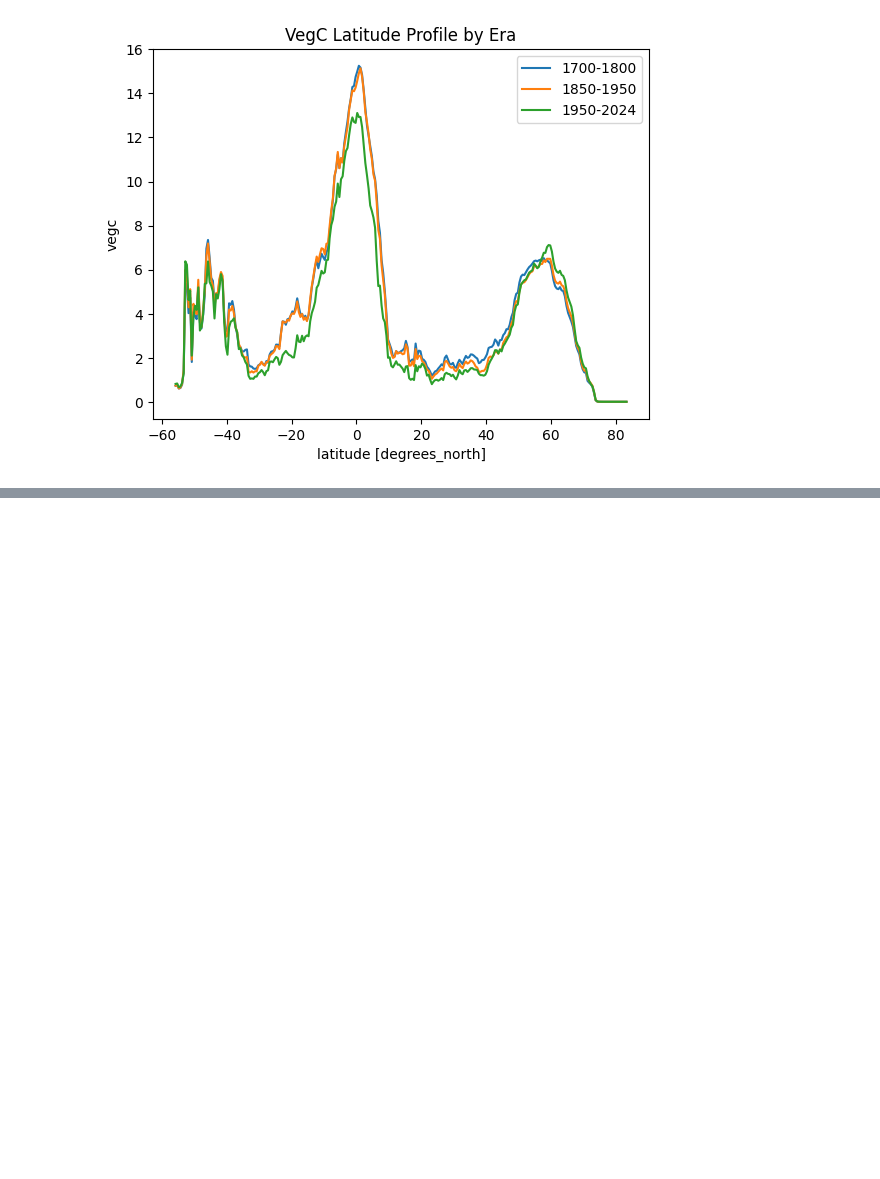
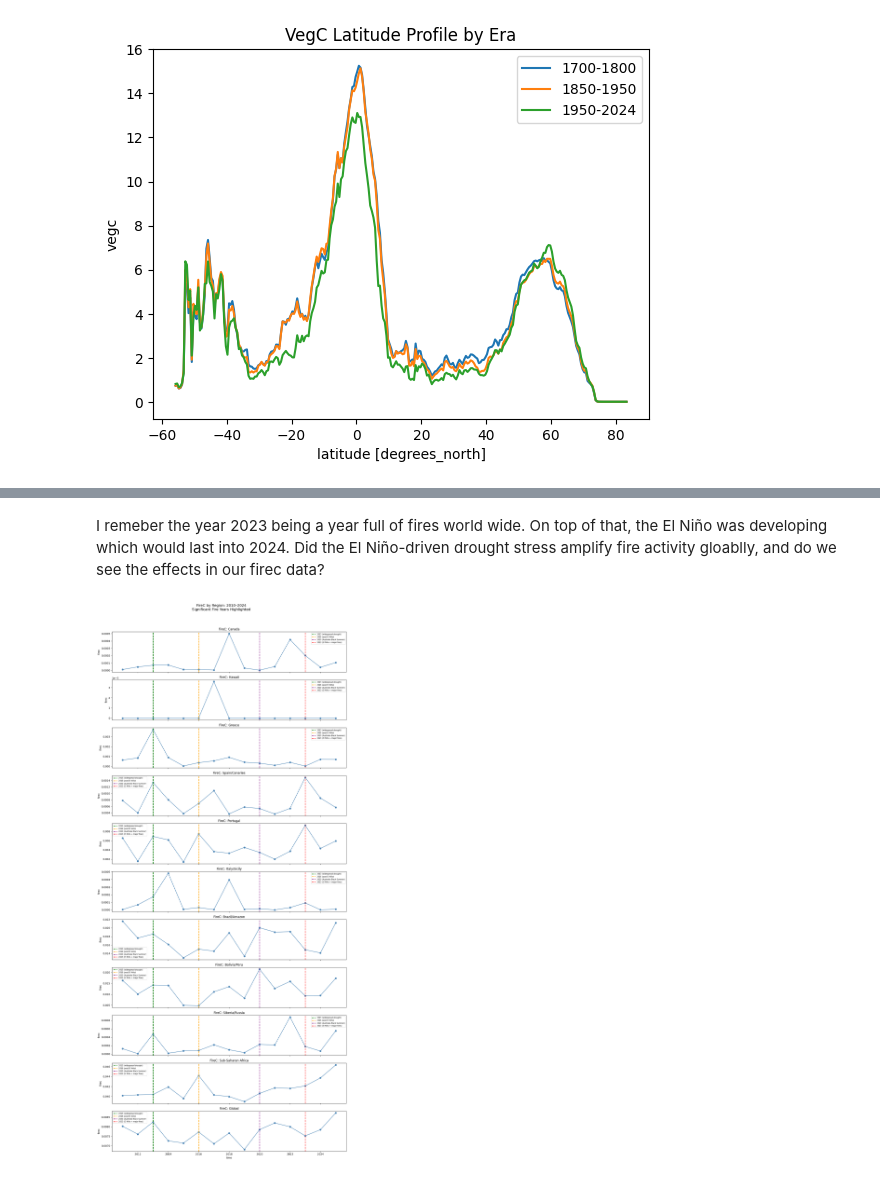
Before and after one commit to L1laBan3/LPJ-EOSIM, a Jupyter notebook: analysis.ipynb, the cells around one changed output, grey strips where cells are left out. Saved outputs shown, nothing was run; the diff lists cells and outputs as text; code cells hidden in the pictures; blank space fills up the shorter version.

```diff
--- a/analysis.ipynb
+++ b/analysis.ipynb
@@ -482,0 +591,59 @@ Data variables:
+# %% [markdown]
+I remeber the year 2023 being a year full of fires world wide. On top of that, the El Niño was developing which would last into 2024. Did the El Niño-driven drought stress amplify fire activity gloablly, and do we see the effects in our firec data?
+# %%
+import pandas as pd
+
+# Define regions
+regions = {
+    "Canada":             {"lat": slice(50, 70),  "lon": slice(-140, -60)},
+    "Hawaii":             {"lat": slice(18, 23),  "lon": slice(-161, -154)},
+    "Greece":             {"lat": slice(35, 42),  "lon": slice(20, 27)},
+    "Spain/Canaries":     {"lat": slice(27, 44),  "lon": slice(-18, 4)},
+    "Portugal":           {"lat": slice(36, 42),  "lon": slice(-9, -6)},
+    "Italy/Sicily":       {"lat": slice(36, 48),  "lon": slice(12, 18)},
+    "Brazil/Amazon":      {"lat": slice(-20, 5),  "lon": slice(-75, -45)},
+    "Bolivia/Peru":       {"lat": slice(-20, -5), "lon": slice(-75, -55)},
+    "Siberia/Russia":     {"lat": slice(50, 75),  "lon": slice(60, 140)},
+    "Sub-Saharan Africa": {"lat": slice(-20, 15), "lon": slice(10, 45)},
+    "Global":             {"lat": slice(-90, 90), "lon": slice(-180, 180)},
+}
+
+# Significant fire years to mark
+fire_years = {
+    "2013-01-01": ("green",  "2013 (widespread drought)"),
+    "2016-01-01": ("orange", "2016 (post El Niño)"),
+    "2020-01-01": ("purple", "2020 (Australia Black Summer)"),
+    "2023-01-01": ("red",    "2023 (El Niño + major fires)"),
+}
+
+for year, (color, label) in fire_years.items():
+    ax.axvline(pd.Timestamp(year),
+               color=color, linewidth=2, linestyle="--", label=label)
+
+fig, axes = plt.subplots(len(regions), 1, figsize=(14, 30), sharex=True)
+
+for ax, (region_name, coords) in zip(axes, regions.items()):
+    firec_region = firec.sel(latitude=coords["lat"],
+                             longitude=coords["lon"])
+    firec_ts = weighted_ts(firec_region)
+
+    # Extended window 2010-2024
+    firec_zoom = firec_ts.sel(time=firec_ts.time.dt.year >= 2010)
+    firec_zoom.plot(ax=ax, marker="o", color="steelblue")
+
+    # Mark each significant fire year
+    for year, (color, label) in fire_years.items():
+        ax.axvline(pd.Timestamp(f"{year}"),
+                   color=color, linewidth=2, linestyle="--", label=label)
+
+    ax.set_title(f"FireC: {region_name}")
+    ax.legend(fontsize=7)
+    ax.set_xlabel("")
+
+axes[-1].set_xlabel("time")
+plt.suptitle("FireC by Region: 2010–2024\nSignificant Fire Years Highlighted",
+             fontsize=14, y=1.02)
+plt.tight_layout()
+plt.show()
+# %% [output]
+[figure, added]
```
Also changed, not shown: parts of 11 cells of this notebook.
